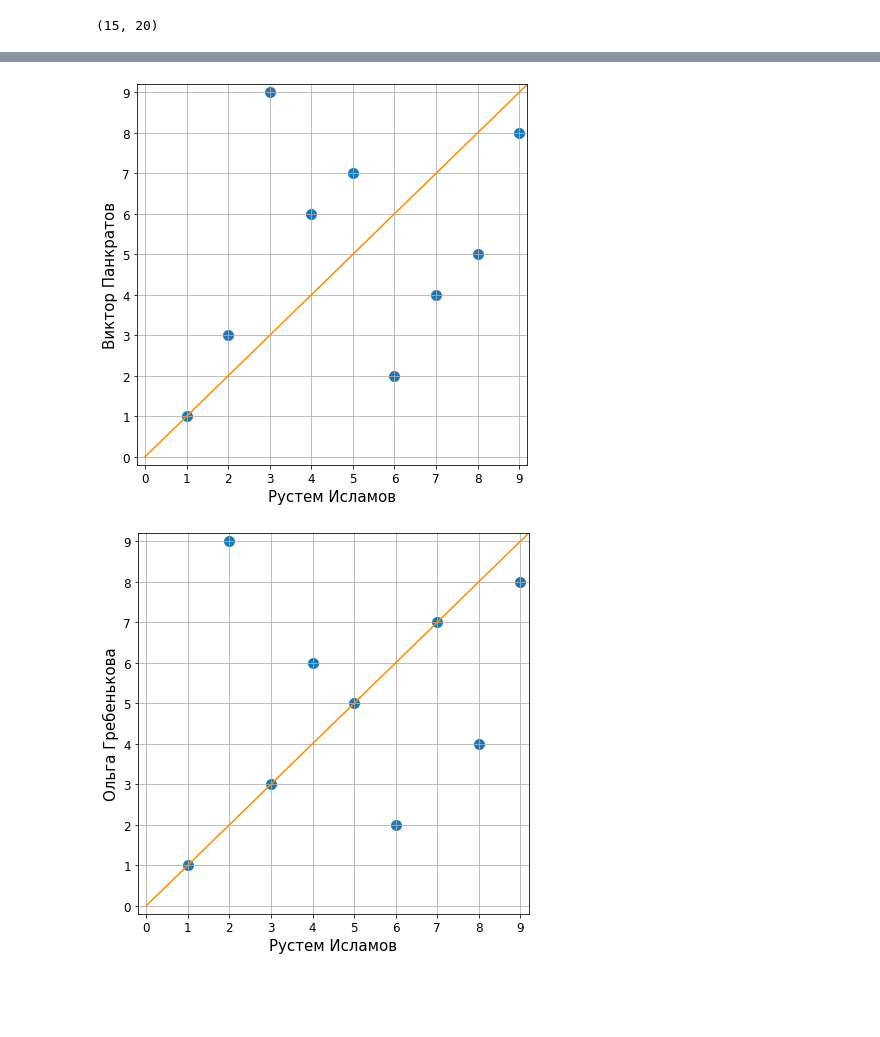
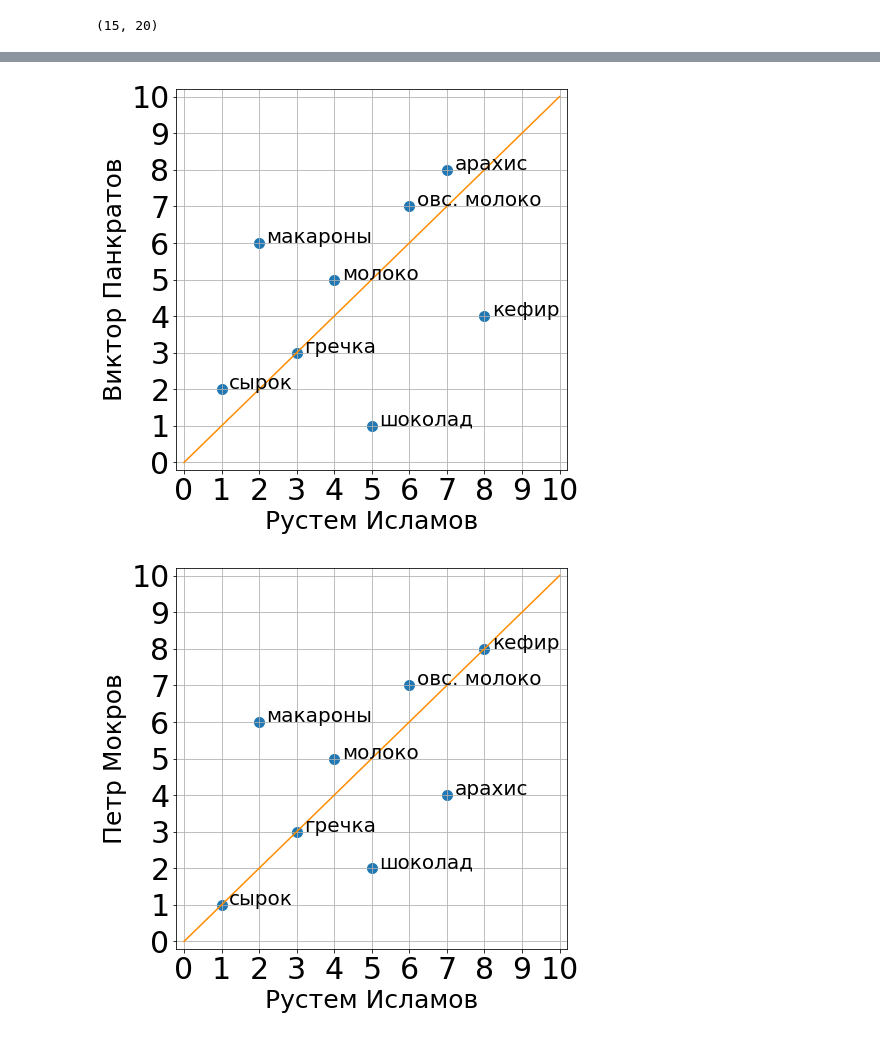
Before and after one commit to Siziff/Ratings, a Jupyter notebook: Islamov Rustem/Ratings.ipynb, the cells around one changed output, grey strips where cells are left out. Cells and saved outputs as stored; diff of their text form; code cells hidden in the pictures; blank space fills up the shorter version.

```diff
--- a/Islamov Rustem/Ratings.ipynb
+++ b/Islamov Rustem/Ratings.ipynb
@@ -114,12 +150,11 @@ for i, c in enumerate(q0[6]):
 # %%
-rating = np.zeros(9)
+rating = np.zeros(8)
 # %%
 rating[5] = 1
-rating[8] = 2
-rating[1] = 3
-rating[3] = 4
+rating[2] = 2
+rating[7] = 3
+rating[1] = 4
 rating[4] = 5
-rating[6] = 6
-rating[7] = 7
-rating[2] = 8
-rating[0] = 9
+rating[3] = 6
+rating[0] = 7
+rating[6] = 8
@@ -162,15 +201,15 @@ plt.show()
 # %%
 my_rating = rating
-svyato_rating = np.array([9,5,4,6,7,3,1,8,2])
-anton_rating = np.array([9,6,7,4,8,1,2,3,5])
-viktor_rating = np.array([8,9,5,6,7,1,2,4,3])
-olya_rating = np.array([8,3,4,6,5,1,2,7,9])
+svyato_rating = np.array([5,4,6,7,3,1,8,2])
+anton_rating = np.array([6,7,4,8,1,2,3,5])
+viktor_rating = np.array([8,5,6,7,1,2,4,3])
+petr_rating = np.array([4,5,6,7,2,1,8,3])
 # %%
 import matplotlib.pyplot as plt
 # %%
 SMALL_SIZE = 8
 MEDIUM_SIZE = 10
-BIGGER_SIZE = 12
+BIGGER_SIZE = 30
 
 plt.rc('font', size=BIGGER_SIZE)          # controls default text sizes
 plt.rc('axes', titlesize=BIGGER_SIZE)     # fontsize of the axes title
@@ -210,28 +265,44 @@ plt.savefig('rustem_vs_anton.pdf')
 # %%
 plt.figure(figsize=[7,7])
-plt.xlim([-0.2,9.2])
-plt.ylim([-0.2,9.2])
+plt.xlim([-0.2,10.2])
+plt.ylim([-0.2,10.2])
 plt.scatter(my_rating, viktor_rating,s=100)
 plt.plot([0,10],[0,10], color='darkorange')
-plt.xlabel(r'Рустем Исламов', fontsize=15)
-plt.ylabel(r'Виктор Панкратов', fontsize=15)
-plt.xticks([0,1,2,3,4,5,6,7,8,9])
-plt.yticks([0,1,2,3,4,5,6,7,8,9])
+plt.xlabel(r'Рустем Исламов', fontsize=25)
+plt.ylabel(r'Виктор Панкратов', fontsize=25)
+plt.xticks([0,1,2,3,4,5,6,7,8,9,10])
+plt.yticks([0,1,2,3,4,5,6,7,8,9,10])
+plt.text(1.2, 2.0, 'сырок', fontsize=20)
+plt.text(2.2, 6.0, 'макароны', fontsize=20)
+plt.text(3.2, 3.0, 'гречка', fontsize=20)
+plt.text(4.2, 5.0, 'молоко', fontsize=20)
+plt.text(5.2, 1.0, 'шоколад', fontsize=20)
+plt.text(6.2, 7.0, 'овс. молоко', fontsize=20)
+plt.text(7.2, 8.0, 'арахис', fontsize=20)
+plt.text(8.2, 4.0, 'кефир', fontsize=20)
 plt.grid()
 plt.savefig('rustem_vs_victor.pdf')
 # %% [output]
-[figure, old version]
+[figure, new version]
 # %%
 plt.figure(figsize=[7,7])
-plt.xlim([-0.2,9.2])
-plt.ylim([-0.2,9.2])
-plt.scatter(my_rating, olya_rating,s=100)
+plt.xlim([-0.2,10.2])
+plt.ylim([-0.2,10.2])
+plt.scatter(my_rating, petr_rating,s=100)
 plt.plot([0,10],[0,10], color='darkorange')
-plt.xlabel(r'Рустем Исламов', fontsize=15)
-plt.ylabel(r'Ольга Гребенькова', fontsize=15)
-plt.xticks([0,1,2,3,4,5,6,7,8,9])
-plt.yticks([0,1,2,3,4,5,6,7,8,9])
+plt.xlabel(r'Рустем Исламов', fontsize=25)
+plt.ylabel(r'Петр Мокров', fontsize=25)
+plt.xticks([0,1,2,3,4,5,6,7,8,9,10])
+plt.yticks([0,1,2,3,4,5,6,7,8,9,10])
+plt.text(1.2, 1.0, 'сырок', fontsize=20)
+plt.text(2.2, 6.0, 'макароны', fontsize=20)
+plt.text(3.2, 3.0, 'гречка', fontsize=20)
+plt.text(4.2, 5.0, 'молоко', fontsize=20)
+plt.text(5.2, 2.0, 'шоколад', fontsize=20)
+plt.text(6.2, 7.0, 'овс. молоко', fontsize=20)
+plt.text(7.2, 4.0, 'арахис', fontsize=20)
+plt.text(8.2, 8.0, 'кефир', fontsize=20)
 plt.grid()
-plt.savefig('rustem_vs_olya.pdf')
+plt.savefig('rustem_vs_petr.pdf')
 # %% [output]
-[figure, old version]
+[figure, new version]
```
Also changed, not shown: parts of 19 cells of this notebook, 1 other file.
